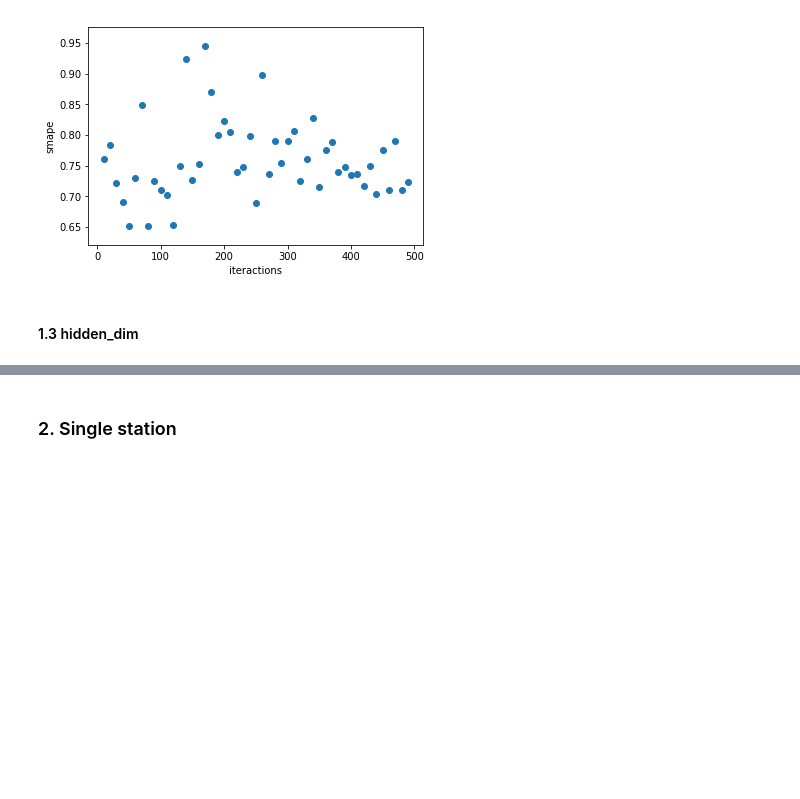
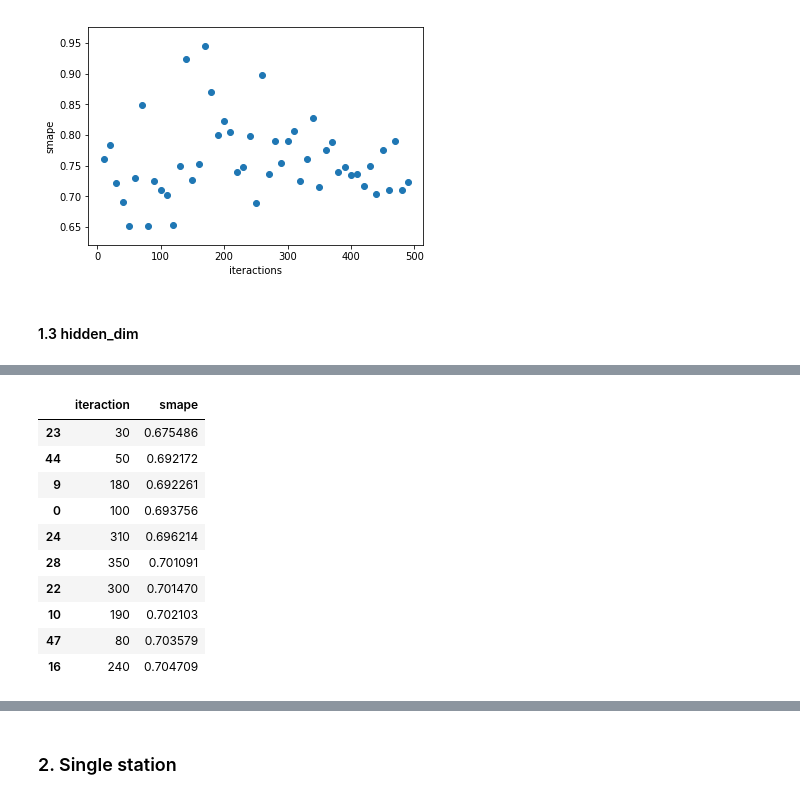
Before and after one commit to txytju/air-quality-prediction, a Jupyter notebook: hyper_parameters_tuning.ipynb, the cells around one changed output, grey strips where cells are left out. Saved outputs shown, nothing was run; the diff lists cells and outputs as text; code cells hidden in the pictures; blank space fills up the shorter version.

```diff
--- a/hyper_parameters_tuning.ipynb
+++ b/hyper_parameters_tuning.ipynb
@@ -113,0 +131,14 @@ plt.ylabel("smape")
+# %%
+df.sort_values(by="smape").head(10)
+# %% [output]
+|  | iteraction | smape |
+| 23 | 30 | 0.675486 |
+| 44 | 50 | 0.692172 |
+| 9 | 180 | 0.692261 |
+| 0 | 100 | 0.693756 |
+| 24 | 310 | 0.696214 |
+| 28 | 350 | 0.701091 |
+| 22 | 300 | 0.701470 |
+| 10 | 190 | 0.702103 |
+| 47 | 80 | 0.703579 |
+| 16 | 240 | 0.704709 |
```
Also changed, not shown: parts of 6 cells of this notebook, 3 other files.
